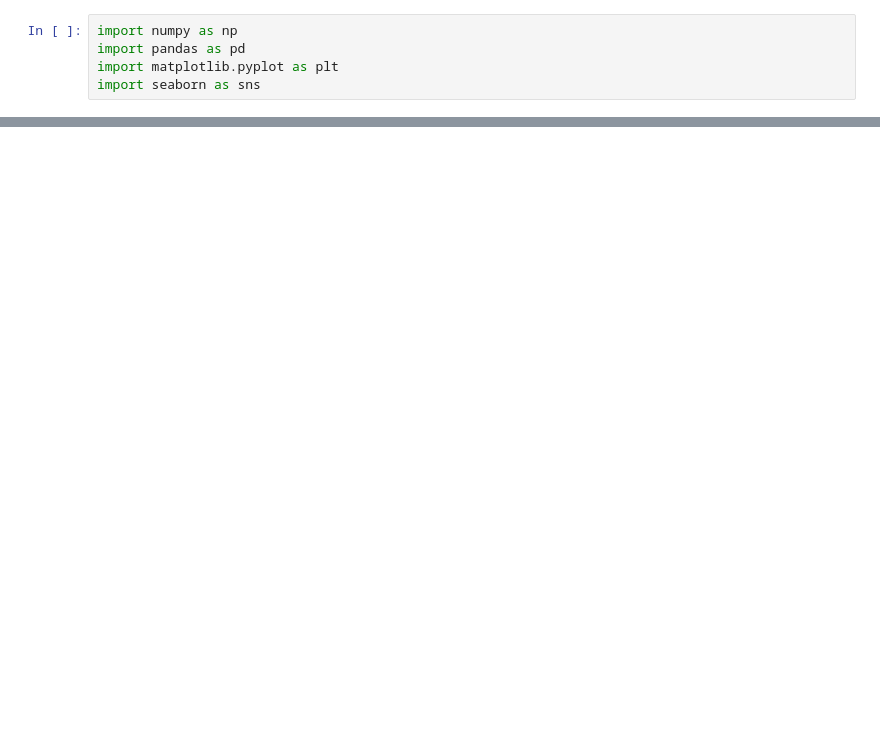
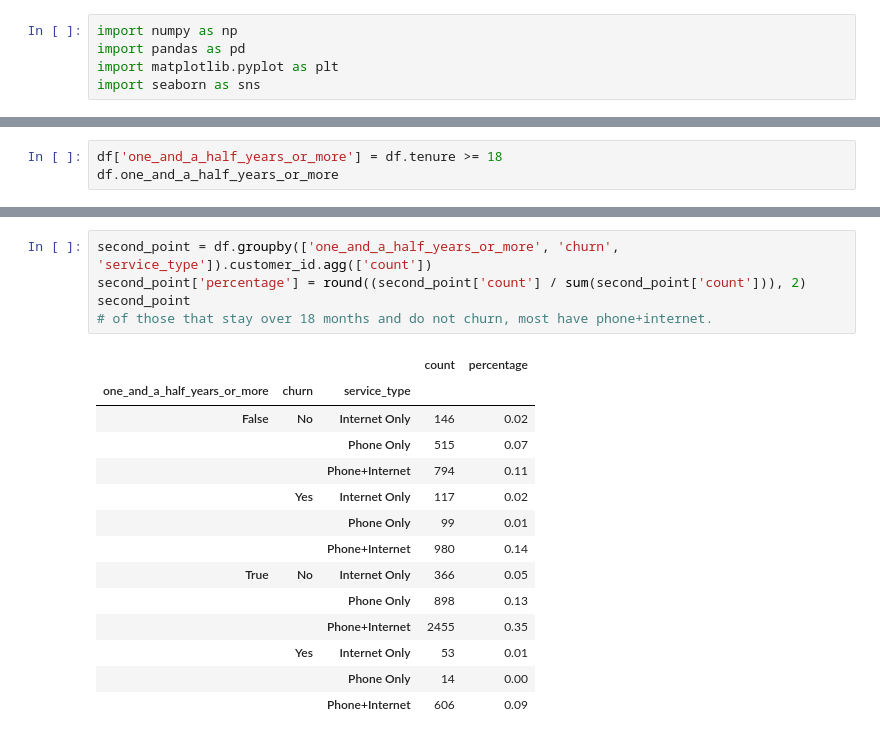
Before and after one commit to lopezelihezer/storytelling, a Jupyter notebook: exploring_telco_data.ipynb, the cells around one changed output, grey strips where cells are left out. Saved outputs shown, nothing was run; the diff lists cells and outputs as text; blank space fills up the shorter version.

```diff
--- a/exploring_telco_data.ipynb
+++ b/exploring_telco_data.ipynb
@@ -27,0 +54,3 @@ df.head()
+# %%
+df['one_and_a_half_years_or_more'] = df.tenure >= 18
+df.one_and_a_half_years_or_more
@@ -27,0 +90,20 @@ df.head()
+# %%
+second_point = df.groupby(['one_and_a_half_years_or_more', 'churn', 'service_type']).customer_id.agg(['count'])
+second_point['percentage'] = round((second_point['count'] / sum(second_point['count'])), 2)
+second_point
+# of those that stay over 18 months and do not churn, most have phone+internet.
+# %% [output]
+|  |  |  | count | percentage |
+| one_and_a_half_years_or_more | churn | service_type |  |  |
+| False | No | Internet Only | 146 | 0.02 |
+|  |  | Phone Only | 515 | 0.07 |
+|  |  | Phone+Internet | 794 | 0.11 |
+|  | Yes | Internet Only | 117 | 0.02 |
+|  |  | Phone Only | 99 | 0.01 |
+|  |  | Phone+Internet | 980 | 0.14 |
+| True | No | Internet Only | 366 | 0.05 |
+|  |  | Phone Only | 898 | 0.13 |
+|  |  | Phone+Internet | 2455 | 0.35 |
+|  | Yes | Internet Only | 53 | 0.01 |
+|  |  | Phone Only | 14 | 0.00 |
+|  |  | Phone+Internet | 606 | 0.09 |
```
Also changed, not shown: parts of 15 cells of this notebook.
